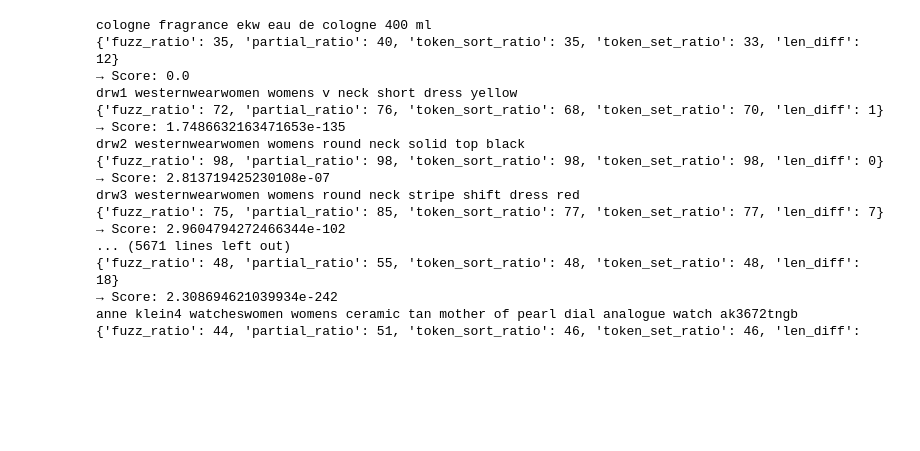
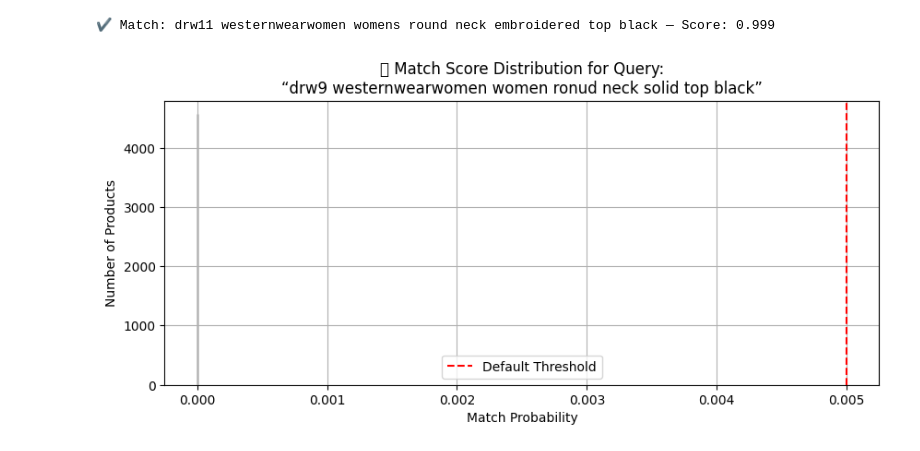
Before and after one commit to PuffBear/ml-fuzzy-match, a Jupyter notebook: demo.ipynb, the cells around one changed output. Drawn from its saved outputs; the diff is of its cells as text; code cells hidden in the pictures; blank space fills up the shorter version.

```diff
--- a/demo.ipynb
+++ b/demo.ipynb
@@ -3,26 +3,39 @@ from match import FuzzyMatcher
 
 matcher = FuzzyMatcher(top_k=5)
 # %%
-query = "drw9 westernwearwomen womens round neck solid top black"
+query = "drw11 westernwearwomen womens round neck embroidered top black"
 results = matcher.match(query)
 
 for name, score in results:
     print(f"✔️ Match: {name} — Score: {score:.3f}")
 # %% [output]
-cologne fragrance ekw eau de cologne 400 ml
-{'fuzz_ratio': 35, 'partial_ratio': 40, 'token_sort_ratio': 35, 'token_set_ratio': 33, 'len_diff': 12}
-→ Score: 0.0
-drw1 westernwearwomen womens v neck short dress yellow
-{'fuzz_ratio': 72, 'partial_ratio': 76, 'token_sort_ratio': 68, 'token_set_ratio': 70, 'len_diff': 1}
-→ Score: 1.7486632163471653e-135
-drw2 westernwearwomen womens round neck solid top black
-{'fuzz_ratio': 98, 'partial_ratio': 98, 'token_sort_ratio': 98, 'token_set_ratio': 98, 'len_diff': 0}
-→ Score: 2.813719425230108e-07
-drw3 westernwearwomen womens round neck stripe shift dress red
-{'fuzz_ratio': 75, 'partial_ratio': 85, 'token_sort_ratio': 77, 'token_set_ratio': 77, 'len_diff': 7}
-→ Score: 2.9604794272466344e-102
-... (5671 lines left out)
-{'fuzz_ratio': 48, 'partial_ratio': 55, 'token_sort_ratio': 48, 'token_set_ratio': 48, 'len_diff': 18}
-→ Score: 2.308694621039934e-242
-anne klein4 watcheswomen womens ceramic tan mother of pearl dial analogue watch ak3672tngb
-{'fuzz_ratio': 44, 'partial_ratio': 51, 'token_sort_ratio': 46, 'token_set_ratio': 46, 'len_diff':
+✔️ Match: drw11 westernwearwomen womens round neck embroidered top black — Score: 0.999
+# %%
+import pandas as pd
+import matplotlib.pyplot as plt
+from utils import normalize
+from features import extract_features
+
+def visualize_score_distribution(query, matcher):
+    user_query = normalize(query)
+    scores = []
+
+    for product in matcher.products:
+        features = extract_features({"query": user_query, "product": product})
+        features_df = pd.DataFrame([features])
+        prob = matcher.model.predict_proba(features_df)[0][1]
+        scores.append(prob)
+
+    plt.figure(figsize=(10, 4))
+    plt.hist(scores, bins=30, color='skyblue', edgecolor='black')
+    plt.axvline(x=0.005, color='red', linestyle='--', label='Default Threshold')
+    plt.title(f"🔍 Match Score Distribution for Query:\n“{query}”")
+    plt.xlabel("Match Probability")
+    plt.ylabel("Number of Products")
+    plt.legend()
+    plt.grid(True)
+    plt.show()
+# %%
+visualize_score_distribution("drw9 westernwearwomen women ronud neck solid top black", matcher)
+# %% [output]
+[figure, added]
```
